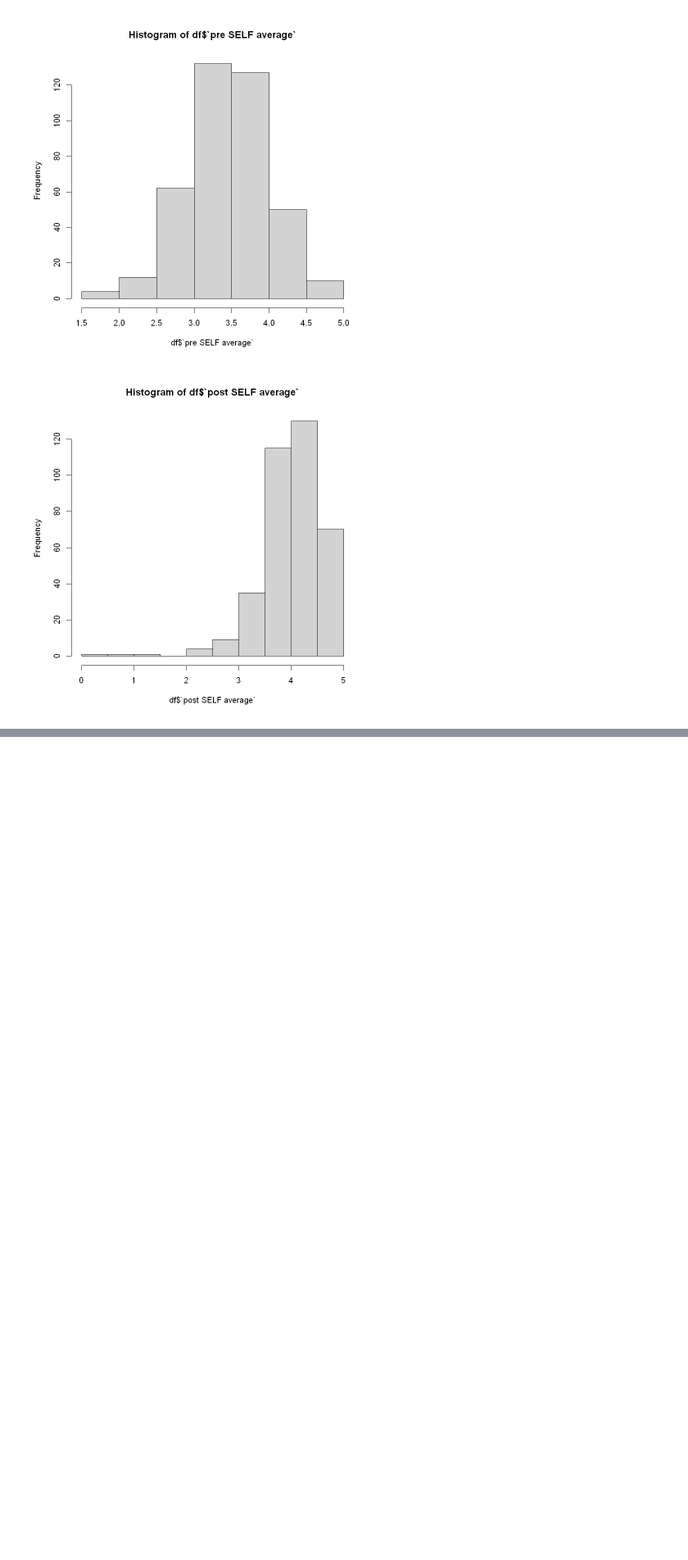
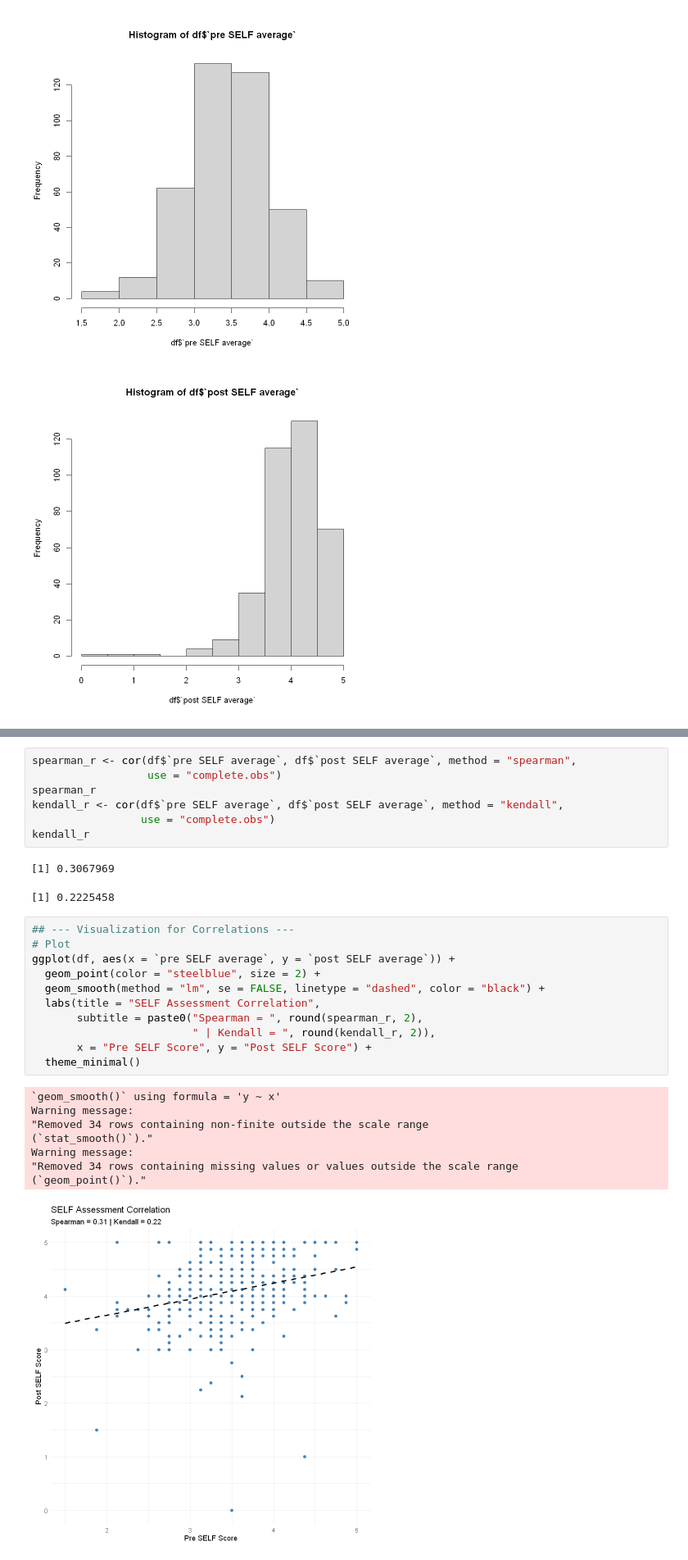
Before and after one commit to laurenlaturner/scientific_literacy, a Jupyter notebook: project_scientific_lit.ipynb, the cells around one changed output, grey strips where cells are left out. Shown at 82% size. Cells and saved outputs as stored; diff of their text form; blank space fills up the shorter version.

```diff
--- a/project_scientific_lit.ipynb
+++ b/project_scientific_lit.ipynb
@@ -115,0 +285,30 @@ hist(df$`post SELF average`)
+# %%
+spearman_r <- cor(df$`pre SELF average`, df$`post SELF average`, method = "spearman",
+                  use = "complete.obs")
+spearman_r
+kendall_r <- cor(df$`pre SELF average`, df$`post SELF average`, method = "kendall",
+                 use = "complete.obs")
+kendall_r
+# %% [output]
+[1] 0.3067969
+[1] 0.2225458
+# %%
+## --- Visualization for Correlations ---
+# Plot
+ggplot(df, aes(x = `pre SELF average`, y = `post SELF average`)) +
+  geom_point(color = "steelblue", size = 2) +
+  geom_smooth(method = "lm", se = FALSE, linetype = "dashed", color = "black") +
+  labs(title = "SELF Assessment Correlation",
+       subtitle = paste0("Spearman = ", round(spearman_r, 2),
+                         " | Kendall = ", round(kendall_r, 2)),
+       x = "Pre SELF Score", y = "Post SELF Score") +
+  theme_minimal()
+# %% [output]
+`geom_smooth()` using formula = 'y ~ x'
+Warning message:
+"Removed 34 rows containing non-finite outside the scale range
+(`stat_smooth()`)."
+Warning message:
+"Removed 34 rows containing missing values or values outside the scale range
+(`geom_point()`)."
+[figure, added]
```
Also changed, not shown: parts of 21 cells of this notebook.
